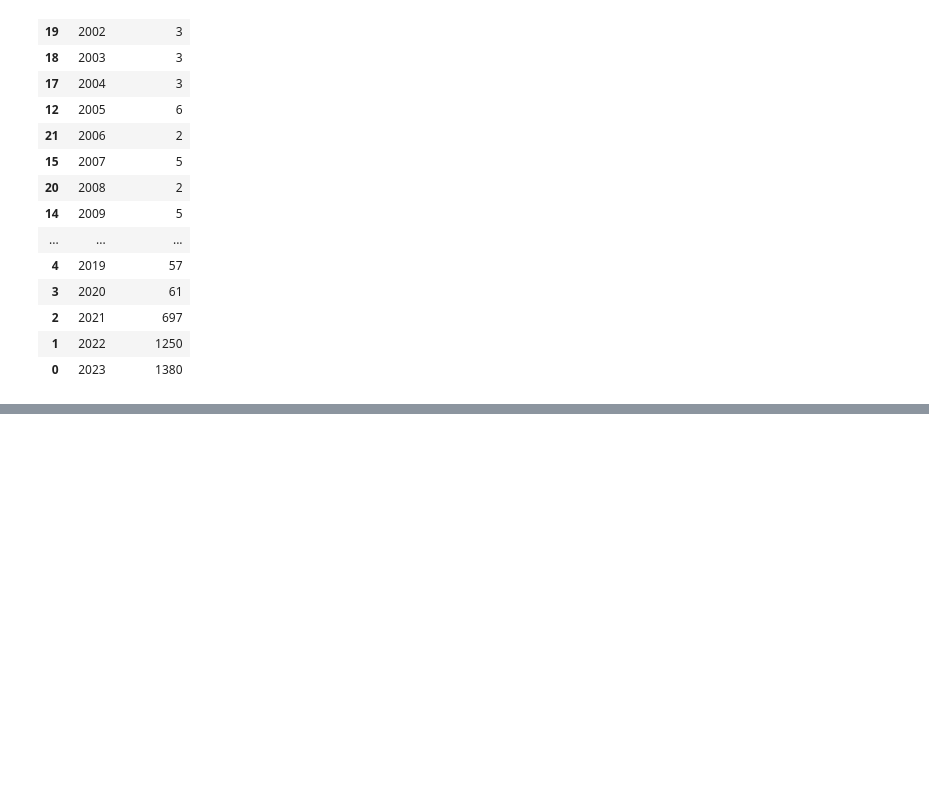
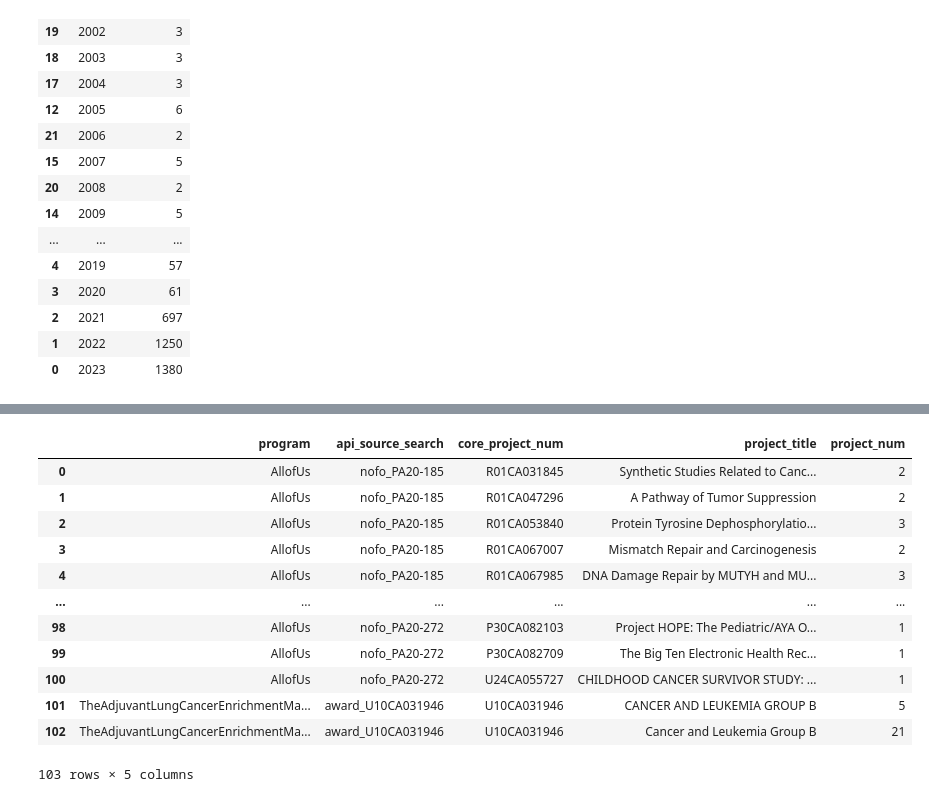
Before and after one commit to CBIIT/INS-Data, a Jupyter notebook: notebooks/03_summary_stats.ipynb, the cells around one changed output, grey strips where cells are left out. Saved outputs shown, nothing was run; the diff lists cells and outputs as text; code cells hidden in the pictures; blank space fills up the shorter version.

```diff
--- a/notebooks/03_summary_stats.ipynb
+++ b/notebooks/03_summary_stats.ipynb
@@ -164,0 +162,5 @@ df.describe()
+# %%
+# Get the year from the date objects
+# Lose some resolution but make the data easier to read for stats
+df['project_start_date_year'] = df['project_start_date'].apply(lambda x: int(x[:4]))
+df['project_end_date_year'] = df['project_end_date'].apply(lambda x: int(x[:4]))
@@ -164,0 +225,3 @@ df.describe()
+# %%
+# Get a df of all grants with project start dates before year 2000
+early_project_df = df[df['project_start_date_year'] < 2000]
@@ -164,0 +231,17 @@ df.describe()
+# %%
+# Group to find patterns and common sources for the projects with very early start dates
+early_project_df.groupby(['program', 'api_source_search', 'core_project_num', 'project_title'])['project_num'].nunique().reset_index()
+# %% [output]
+|  | program | api_source_search | core_project_num | project_title | project_num |
+| 0 | AllofUs | nofo_PA20-185 | R01CA031845 | Synthetic Studies Related to Canc... | 2 |
+| 1 | AllofUs | nofo_PA20-185 | R01CA047296 | A Pathway of Tumor Suppression | 2 |
+| 2 | AllofUs | nofo_PA20-185 | R01CA053840 | Protein Tyrosine Dephosphorylatio... | 3 |
+| 3 | AllofUs | nofo_PA20-185 | R01CA067007 | Mismatch Repair and Carcinogenesis | 2 |
+| 4 | AllofUs | nofo_PA20-185 | R01CA067985 | DNA Damage Repair by MUTYH and MU... | 3 |
+| ... | ... | ... | ... | ... | ... |
+| 98 | AllofUs | nofo_PA20-272 | P30CA082103 | Project HOPE: The Pediatric/AYA O... | 1 |
+| 99 | AllofUs | nofo_PA20-272 | P30CA082709 | The Big Ten Electronic Health Rec... | 1 |
+| 100 | AllofUs | nofo_PA20-272 | U24CA055727 | CHILDHOOD CANCER SURVIVOR STUDY: ... | 1 |
+| 101 | TheAdjuvantLungCancerEnrichmentMa... | award_U10CA031946 | U10CA031946 | CANCER AND LEUKEMIA GROUP B | 5 |
+| 102 | TheAdjuvantLungCancerEnrichmentMa... | award_U10CA031946 | U10CA031946 | Cancer and Leukemia Group B | 21 |
+103 rows × 5 columns
```
Also changed, not shown: parts of 30 cells of this notebook, 14 other files.
